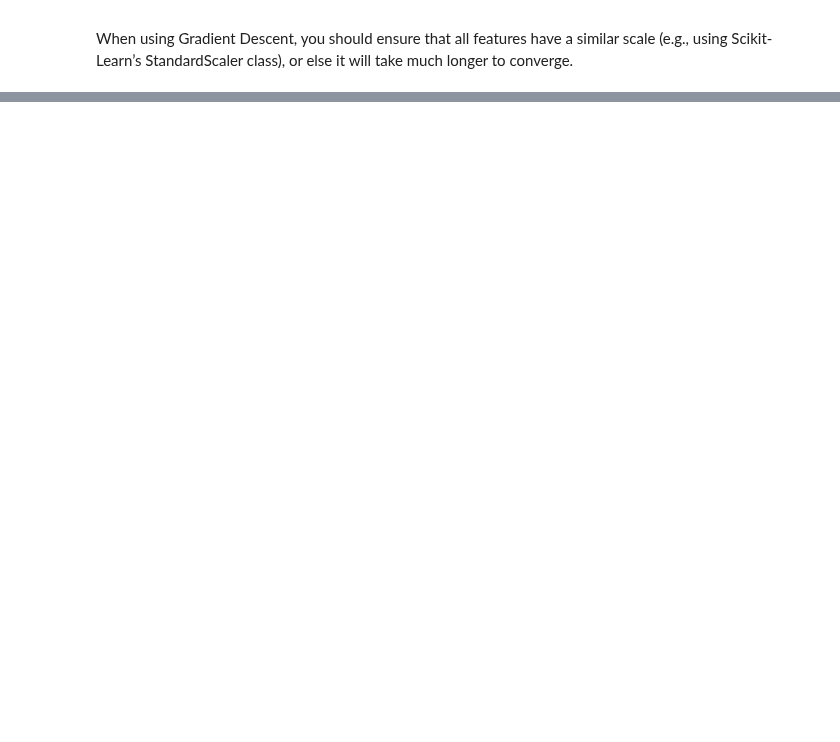
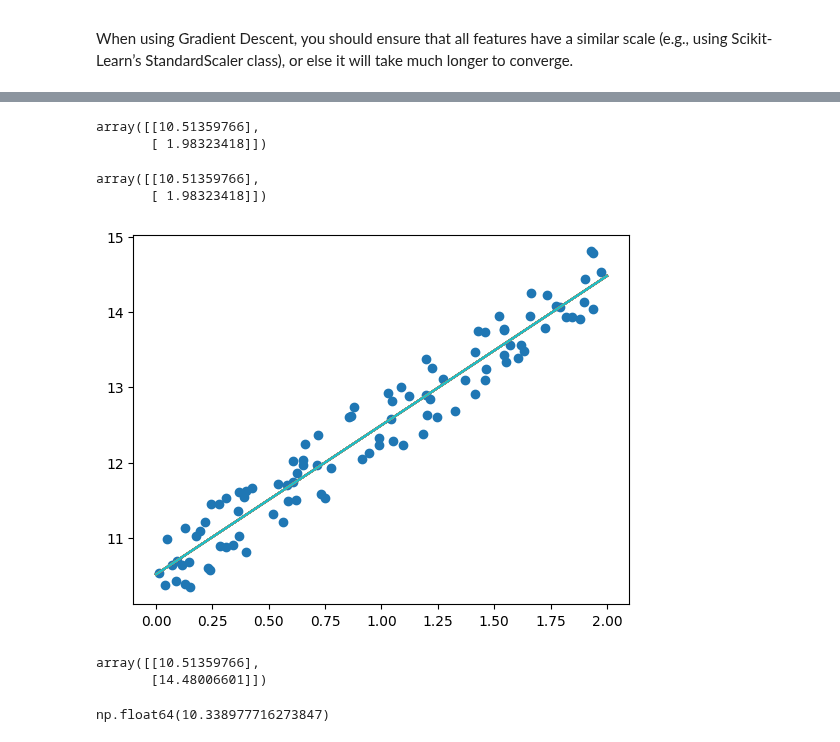
Before and after one commit to ArunNegi112/Machine_Learning, a Jupyter notebook: 4_LinearRegression/1_Intro.ipynb, the cells around one changed output, grey strips where cells are left out. Cells and saved outputs as stored; diff of their text form; code cells hidden in the pictures; blank space fills up the shorter version.

Commit message:
Explained Batch gradient descent

```diff
--- a/4_LinearRegression/1_Intro.ipynb
+++ b/4_LinearRegression/1_Intro.ipynb
@@ -339,0 +391,52 @@ ___Effect of `Feature Scaling` on gradient descent___
+# %%
+#Test
+n = 0.2                 #Learing rate
+iterations = 1000       #number of iterations
+m = len(X)              #number of samples
+
+np.random.seed(42)
+theta = np.random.randn(2,1)   # Random initialization
+
+for iteration in range(iterations):
+    gradient = (2/m) * ((X_b.T) @ ((X_b @ theta) - y))
+    theta = theta - (n * gradient)
+
+theta
+# %% [output]
+array([[10.51359766],
+       [ 1.98323418]])
+# %%
+## Best theta that we got from earlier is
+best_theta
+# %% [output]
+array([[10.51359766],
+       [ 1.98323418]])
+# %%
+## Plots with different learning rate
+
+def plot_gradient_descent(theta,eta):
+    iterations = 1000
+    m = len(X)
+    X_new = np.array([[0,2]]).reshape(2,1)
+    X_new_b = add_dummy_feature(X_new)
+    plt.scatter(X,y)
+    for iteration in range(iterations):
+        #Showing only 20 iterations
+        if iteration < 20:
+            y_pred = X_new_b @ theta
+            plt.plot(X_new,y_pred)
+        gradient = (2/m) * ((X_b.T) @ ((X_b @ theta) - y))
+        theta = theta - (eta*gradient)
+
+plot_gradient_descent(theta=theta,eta =0.1)
+# %% [output]
+[figure, added]
+# %%
+X_new_b @ theta
+# %% [output]
+array([[10.51359766],
+       [14.48006601]])
+# %%
+y.min()
+# %% [output]
+np.float64(10.338977716273847)
```
Also changed, not shown: parts of 9 cells of this notebook.
